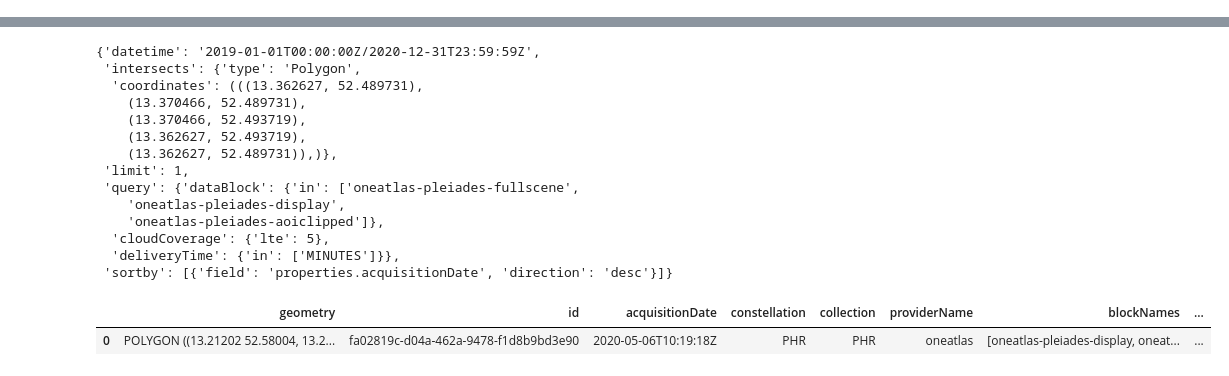
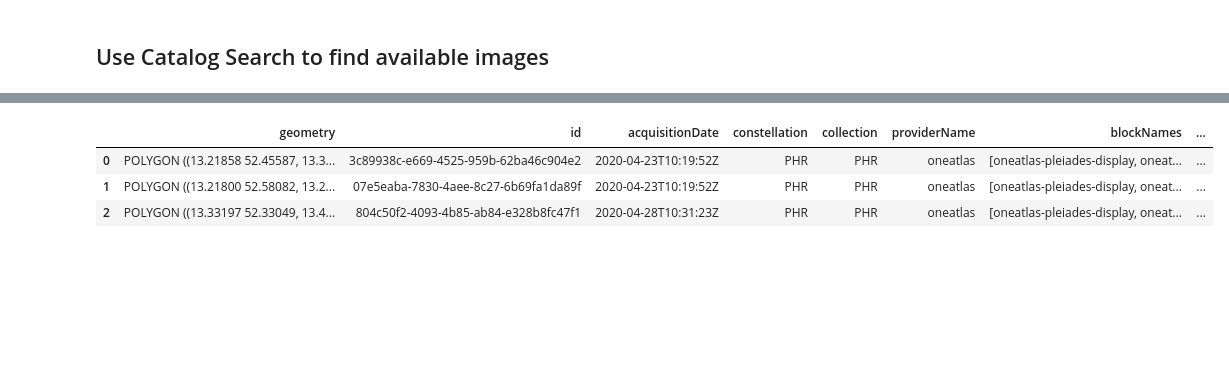
Before and after one commit to up42/up42-py, a Jupyter notebook: examples/data-block-examples/pleiades-download-example.ipynb, the cells around one changed output, grey strips where cells are left out. Drawn from its saved outputs; the diff is of its cells as text; code cells hidden in the pictures; blank space fills up the shorter version.

```diff
--- a/examples/data-block-examples/pleiades-download-example.ipynb
+++ b/examples/data-block-examples/pleiades-download-example.ipynb
@@ -30 +14,3 @@ workflow.add_workflow_tasks(input_tasks)
+# %% [markdown]
+## Use Catalog Search to find available images
 # %%
@@ -38,14 +23,14 @@ aoi = {"type": "FeatureCollection","features": [{"type": "Feature","properties":
 # %%
-# We use catalogue search to have a quicklook for plotting.
+# Define the search parameters and run the search.
 catalog = up42.initialize_catalog()
 search_paramaters = catalog.construct_parameters(geometry=aoi,
-                                                 start_date="2019-01-01",
-                                                 end_date="2020-12-31",
+                                                 start_date="2020-04-23",
+                                                 end_date="2020-04-28",
                                                  sensors=["pleiades"],
-                                                 max_cloudcover=5,
+                                                 max_cloudcover=100,
                                                  sortby="acquisitionDate",
-                                                 ascending=False,
-                                                 limit=1)
-search_paramaters["query"]["deliveryTime"] = {"in": ["MINUTES"]}
+                                                 limit=3)
+
 search_results = catalog.search(search_paramaters)
+search_results
 # %% [output]
@@ -54,23 +39,5 @@ search_results = catalog.search(search_paramaters)
+|  | geometry | id | acquisitionDate | constellation | collection | providerName | blockNames | ... |
+| 0 | POLYGON ((13.21858 52.45587, 13.3... | 3c89938c-e669-4525-959b-62ba46c904e2 | 2020-04-23T10:19:52Z | PHR | PHR | oneatlas | [oneatlas-pleiades-display, oneat... | ... |
+| 1 | POLYGON ((13.21800 52.58082, 13.2... | 07e5eaba-7830-4aee-8c27-6b69fa1da89f | 2020-04-23T10:19:52Z | PHR | PHR | oneatlas | [oneatlas-pleiades-display, oneat... | ... |
+| 2 | POLYGON ((13.33197 52.33049, 13.4... | 804c50f2-4093-4b85-ab84-e328b8fc47f1 | 2020-04-28T10:31:23Z | PHR | PHR | oneatlas | [oneatlas-pleiades-display, oneat... | ... |
-# %%
-search_paramaters
-# %% [output]
-{'datetime': '2019-01-01T00:00:00Z/2020-12-31T23:59:59Z',
- 'intersects': {'type': 'Polygon',
-  'coordinates': (((13.362627, 52.489731),
-    (13.370466, 52.489731),
-    (13.370466, 52.493719),
-    (13.362627, 52.493719),
-    (13.362627, 52.489731)),)},
- 'limit': 1,
- 'query': {'dataBlock': {'in': ['oneatlas-pleiades-fullscene',
-    'oneatlas-pleiades-display',
-    'oneatlas-pleiades-aoiclipped']},
-  'cloudCoverage': {'lte': 5},
-  'deliveryTime': {'in': ['MINUTES']}},
- 'sortby': [{'field': 'properties.acquisitionDate', 'direction': 'desc'}]}
-# %%
-search_results
-# %% [output]
-|  | geometry | id | acquisitionDate | constellation | collection | providerName | blockNames | ... |
-| 0 | POLYGON ((13.21202 52.58004, 13.2... | fa02819c-d04a-462a-9478-f1d8b9bd3e90 | 2020-05-06T10:19:18Z | PHR | PHR | oneatlas | [oneatlas-pleiades-display, oneat... | ... |
 # %%
```
Also changed, not shown: parts of 23 cells of this notebook.
